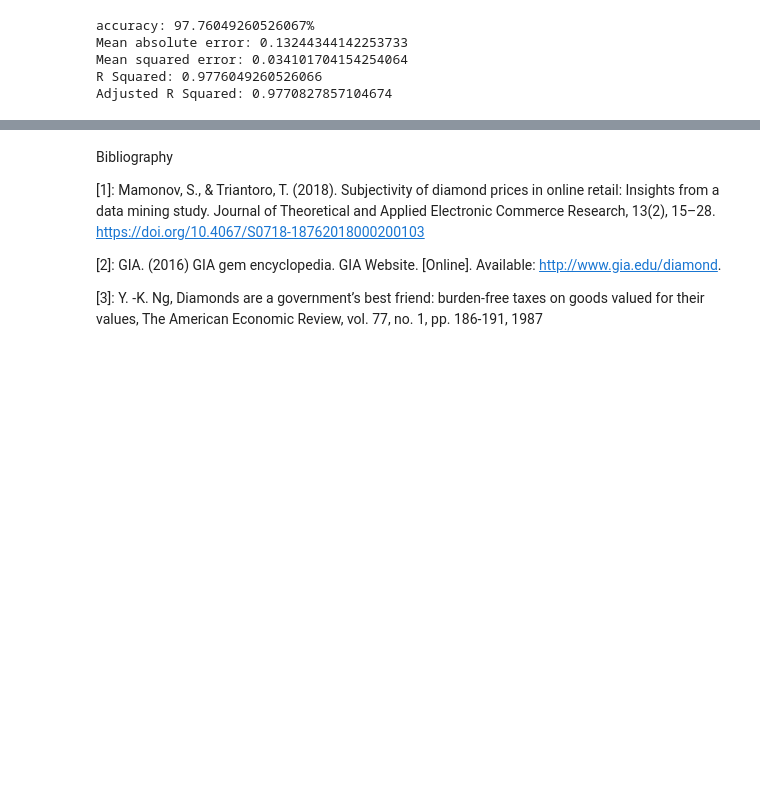
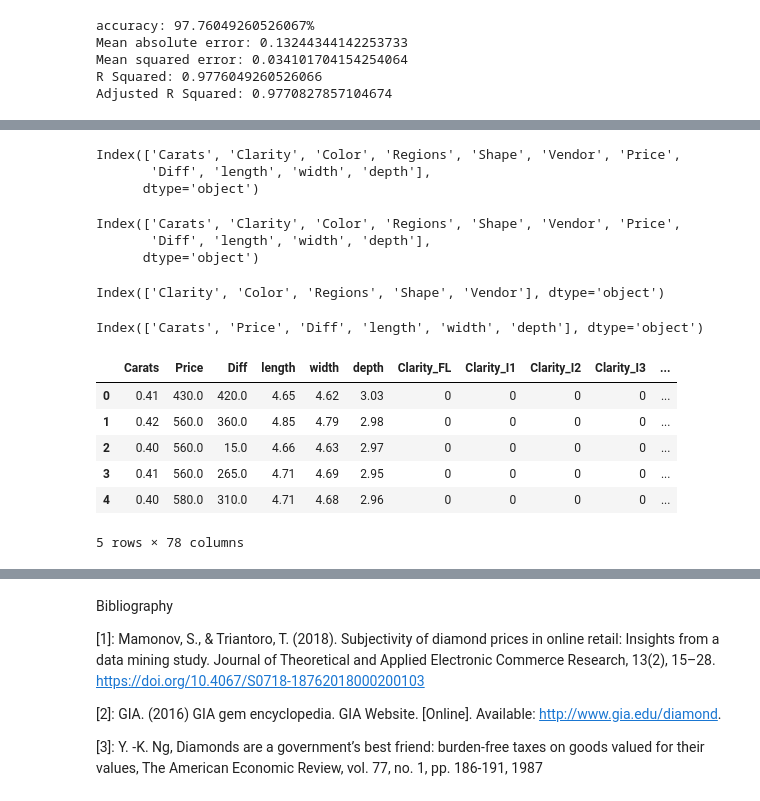
Before and after one commit to ivanbergon/Github_privado, a Jupyter notebook: Job projects/Enova/AnalyticsAssessment/Enova Project - Ivan Berlim Gonçalves.ipynb, the cells around one changed output, grey strips where cells are left out. Cells and saved outputs as stored; diff of their text form; code cells hidden in the pictures; blank space fills up the shorter version.

```diff
--- a/Job projects/Enova/AnalyticsAssessment/Enova Project - Ivan Berlim Gonçalves.ipynb
+++ b/Job projects/Enova/AnalyticsAssessment/Enova Project - Ivan Berlim Gonçalves.ipynb
@@ -1565,0 +1722,68 @@ df[df.columns.intersection(l)]
+# %%
+training_df2 = training_df2.drop('id', axis = 1)
+
+measures = []
+length = []
+width = []
+depth = []
+
+for values in training_df2['Measurements']:
+    measures.append(re.split('([\d.]+)\D([\d.]+)\D([\d.]+)', values))
+
+for values in measures:
+    del values[0]
+    del values[-1]
+    length.append(values[0])
+    width.append(values[1])
+    depth.append(values[2])
+
+training_df2['length'] = length
+training_df2['width'] = width
+training_df2['depth'] = depth
+
+training_df2['length'] = training_df2['length'].astype(float)
+training_df2['width'] = training_df2['width'].astype(float)
+training_df2['depth'] = training_df2['depth'].astype(float)
+
+training_df2.drop(['Table', 'Depth', 'Known_Conflict_Diamond', 'Cert', 'Fluroescence', 'Measurements',
+                  'Cut', 'Polish', 'Symmetry','LogPrice', 'Retail', 'LogRetail'], axis=1, inplace=True)
+
+training_df2.columns
+# %% [output]
+Index(['Carats', 'Clarity', 'Color', 'Regions', 'Shape', 'Vendor', 'Price',
+       'Diff', 'length', 'width', 'depth'],
+      dtype='object')
+# %%
+training_df2.Vendor = training_df2.Vendor.astype(str)
+# %%
+training_df2.columns
+# %% [output]
+Index(['Carats', 'Clarity', 'Color', 'Regions', 'Shape', 'Vendor', 'Price',
+       'Diff', 'length', 'width', 'depth'],
+      dtype='object')
+# %%
+training_cat3 = training_df2.select_dtypes(include=['object'])
+training_cat3.columns
+# %% [output]
+Index(['Clarity', 'Color', 'Regions', 'Shape', 'Vendor'], dtype='object')
+# %%
+training_num2 = training_df2.select_dtypes(include=np.number)
+training_num2.columns
+# %% [output]
+Index(['Carats', 'Price', 'Diff', 'length', 'width', 'depth'], dtype='object')
+# %%
+one_hot_encoders_training_df2 =  pd.get_dummies(training_df2)
+one_hot_encoders_training_df2.head()
+
+# a structured approach
+cols = one_hot_encoders_training_df2.columns
+diamond_clean_data2 = pd.DataFrame(one_hot_encoders_training_df2,columns= cols)
+diamond_clean_data2.head()
+# %% [output]
+|  | Carats | Price | Diff | length | width | depth | Clarity_FL | Clarity_I1 | Clarity_I2 | Clarity_I3 | ... |
+| 0 | 0.41 | 430.0 | 420.0 | 4.65 | 4.62 | 3.03 | 0 | 0 | 0 | 0 | ... |
+| 1 | 0.42 | 560.0 | 360.0 | 4.85 | 4.79 | 2.98 | 0 | 0 | 0 | 0 | ... |
+| 2 | 0.40 | 560.0 | 15.0 | 4.66 | 4.63 | 2.97 | 0 | 0 | 0 | 0 | ... |
+| 3 | 0.41 | 560.0 | 265.0 | 4.71 | 4.69 | 2.95 | 0 | 0 | 0 | 0 | ... |
+| 4 | 0.40 | 580.0 | 310.0 | 4.71 | 4.68 | 2.96 | 0 | 0 | 0 | 0 | ... |
+5 rows × 78 columns
```
Also changed, not shown: parts of 83 cells of this notebook, 2 other files.
